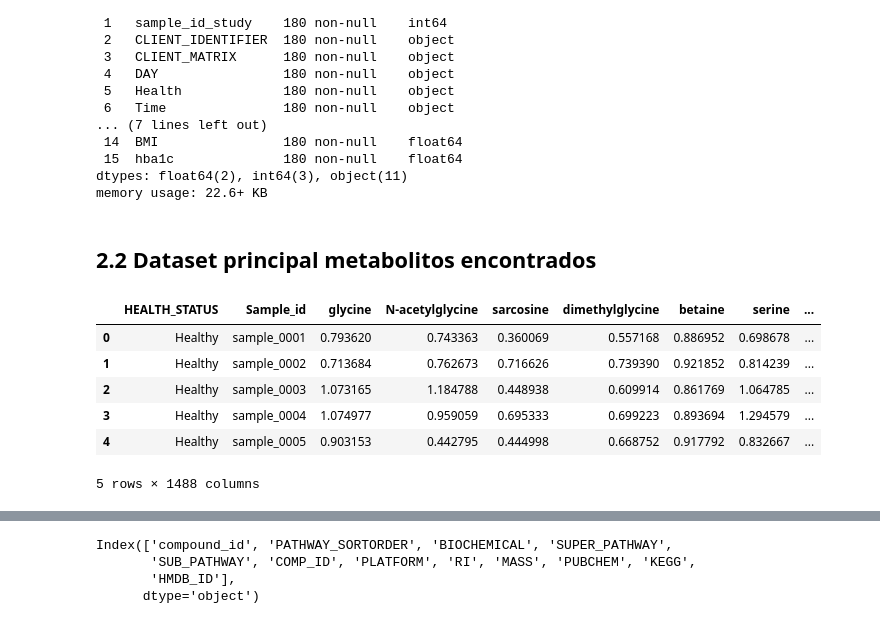
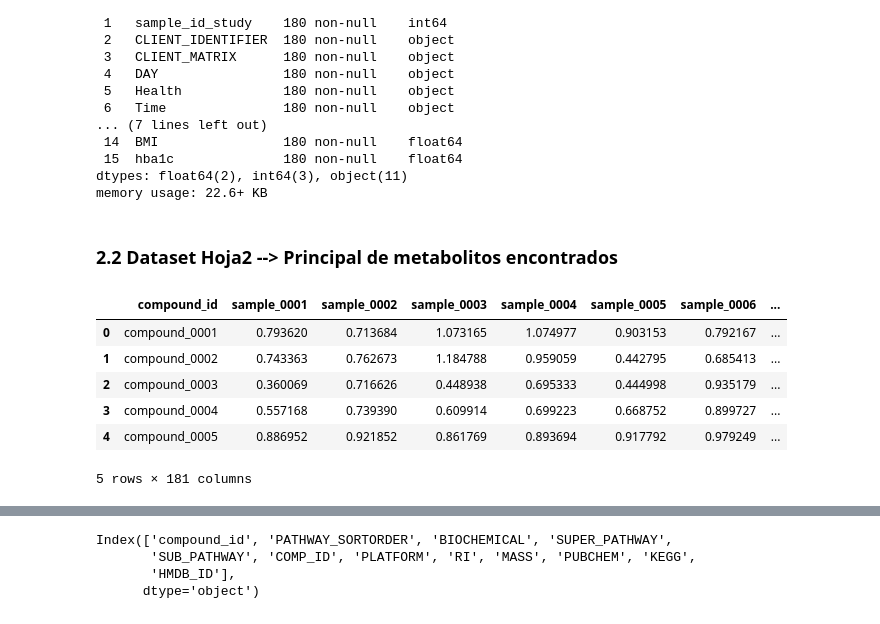
Before and after one commit to MetaboClaud/EDA-Human-Serum-Metabolome-Variability, a Jupyter notebook: src/notebooks/EDA_PRUEBAS.ipynb, the cells around one changed output, grey strips where cells are left out. Cells and saved outputs as stored; diff of their text form; code cells hidden in the pictures.

Commit message:
Actualización
Interacción entre cada una de las tablas de datos para generar los gráficos.
Se hicieron los PCA, combinando los data frame y columnas de diferentes hojas

```diff
--- a/src/notebooks/EDA_PRUEBAS.ipynb
+++ b/src/notebooks/EDA_PRUEBAS.ipynb
@@ -92,16 +98,16 @@ Data columns (total 16 columns):
 dtypes: float64(2), int64(3), object(11)
 memory usage: 22.6+ KB
 # %% [markdown]
-## 2.2 Dataset principal metabolitos encontrados
+### 2.2 Dataset Hoja2 --> Principal de metabolitos encontrados
 # %%
 #Dataset principal de metabolitos encontrados
-data_matrix = pd.read_excel("C:/Users/Claudia/Documents/GitHub/EDA-Human-Serum-Metabolome-Variability/src/data/test.xlsx")
+data_matrix = pd.read_excel("../data/study_data.xlsx",sheet_name= "data_matrix")
 data_matrix.head()
 # %% [output]
-|  | HEALTH_STATUS | Sample_id | glycine | N-acetylglycine | sarcosine | dimethylglycine | betaine | serine | ... |
-| 0 | Healthy | sample_0001 | 0.793620 | 0.743363 | 0.360069 | 0.557168 | 0.886952 | 0.698678 | ... |
-| 1 | Healthy | sample_0002 | 0.713684 | 0.762673 | 0.716626 | 0.739390 | 0.921852 | 0.814239 | ... |
-| 2 | Healthy | sample_0003 | 1.073165 | 1.184788 | 0.448938 | 0.609914 | 0.861769 | 1.064785 | ... |
-| 3 | Healthy | sample_0004 | 1.074977 | 0.959059 | 0.695333 | 0.699223 | 0.893694 | 1.294579 | ... |
-| 4 | Healthy | sample_0005 | 0.903153 | 0.442795 | 0.444998 | 0.668752 | 0.917792 | 0.832667 | ... |
+|  | compound_id | sample_0001 | sample_0002 | sample_0003 | sample_0004 | sample_0005 | sample_0006 | ... |
+| 0 | compound_0001 | 0.793620 | 0.713684 | 1.073165 | 1.074977 | 0.903153 | 0.792167 | ... |
+| 1 | compound_0002 | 0.743363 | 0.762673 | 1.184788 | 0.959059 | 0.442795 | 0.685413 | ... |
+| 2 | compound_0003 | 0.360069 | 0.716626 | 0.448938 | 0.695333 | 0.444998 | 0.935179 | ... |
+| 3 | compound_0004 | 0.557168 | 0.739390 | 0.609914 | 0.699223 | 0.668752 | 0.899727 | ... |
+| 4 | compound_0005 | 0.886952 | 0.921852 | 0.861769 | 0.893694 | 0.917792 | 0.979249 | ... |
-5 rows × 1488 columns
+5 rows × 181 columns
```
Also changed, not shown: parts of 62 cells of this notebook, 2 other files.
